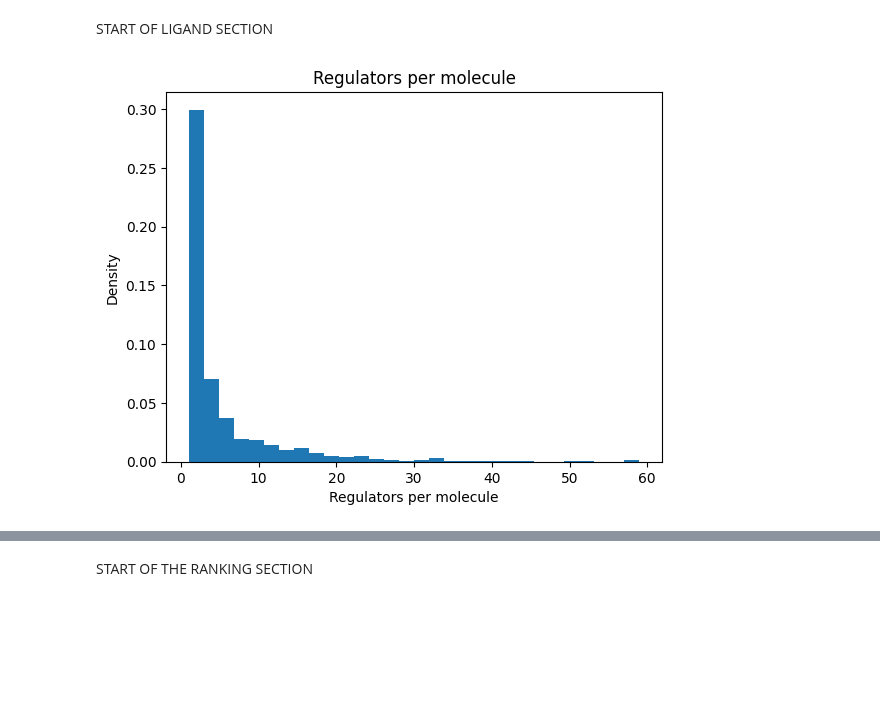
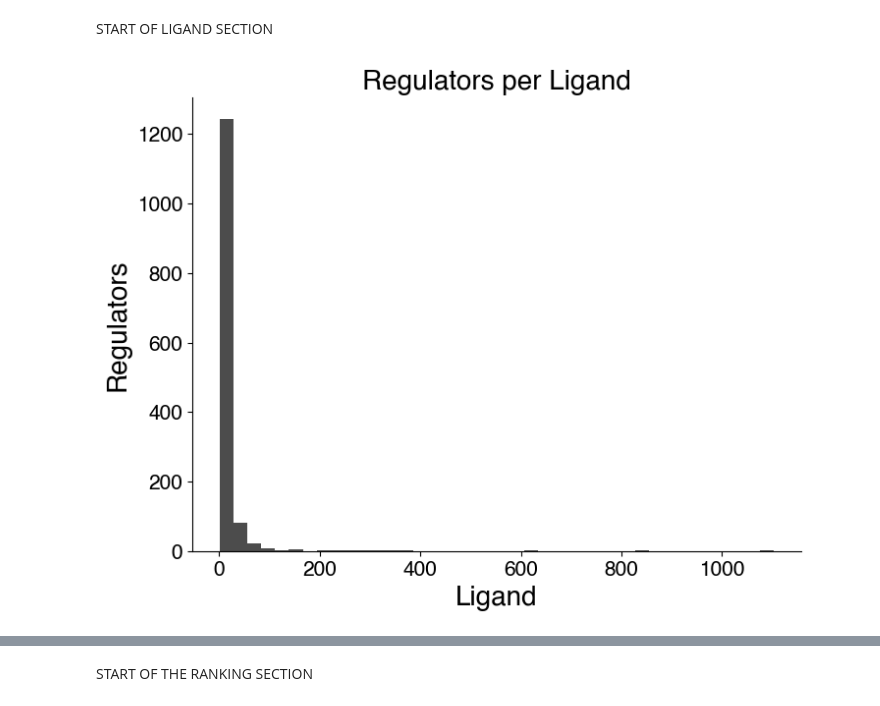
Before and after one commit to groov-bio/ligify-ui, a Jupyter notebook: scripts/analyze_DB.ipynb, the cells around one changed output, grey strips where cells are left out. Drawn from its saved outputs; the diff is of its cells as text; code cells hidden in the pictures; blank space fills up the shorter version.

```diff
--- a/scripts/analyze_DB.ipynb
+++ b/scripts/analyze_DB.ipynb
@@ -366,17 +394,3 @@ plt.show()
 [figure]
 # %% [markdown]
 START OF LIGAND SECTION
-# %%
-# HISTOGRAM DISTRIBUTION OF REGULATORS PER LIGAND
-
-regs_per_mol = [len(i['data'][0]) for i in data]
-
-# Create a new figure
-plt.figure()
-plt.hist(regs_per_mol, bins=30, density=True)
-plt.xlabel('Regulators per molecule')
-plt.ylabel('Density')
-plt.title('Regulators per molecule')
-plt.show()
-# %% [output]
-[figure, removed]
@@ -384,0 +397,57 @@ plt.show()
+# %%
+# HISTOGRAM DISTRIBUTION OF REGULATORS PER LIGAND
+
+# create ligand dict
+ligands = {}
+for i in data:
+    for l in i["candidate_ligands"]:
+        if l['name'] not in ligands:
+            ligands[l['name']] = 1
+        else:
+            ligands[l['name']] += 1
+
+
+liglist = [ligands[i] for i in ligands]
+
+# Convert to numpy array
+liglist = np.array(liglist)
+
+# Fit Gaussian KDE
+kde = gaussian_kde(liglist)
+x_vals = np.linspace(liglist.min(), liglist.max(), 10000)  # smooth x range
+y_vals = kde(x_vals)
+
+# Modern font settings
+plt.rcParams.update({
+    "font.family": "Helvetica",  # swap with "Helvetica" if available
+    "font.size": 13
+})
+
+# Plot
+plt.figure(figsize=(8,6))
+
+# Plot smooth KDE curve
+# plt.plot(x_vals, y_vals, color="black", linewidth=2.5)
+
+# Optionally also plot the histogram as background
+plt.hist(liglist, bins=40, color="black", alpha=0.7)
+
+plt.xlabel('Ligand', fontsize=20, fontweight="bold")
+plt.ylabel('Regulators', fontsize=20, fontweight="bold")
+plt.title("Regulators per Ligand", fontsize=20, fontweight="bold")
+
+# Increase tick label size
+plt.xticks(fontsize=15)
+plt.yticks(fontsize=15)
+
+# Remove top and right spines
+ax = plt.gca()
+ax.spines["top"].set_visible(False)
+ax.spines["right"].set_visible(False)
+
+# Save as PNG directly into the public folder
+plt.savefig("../public/Content_Stats/RegulatorsPerLigand.png", format="png", dpi=500)
+
+plt.show()
+# %% [output]
+[figure, added]
```
Also changed, not shown: parts of 11 cells of this notebook, 9 other files.
